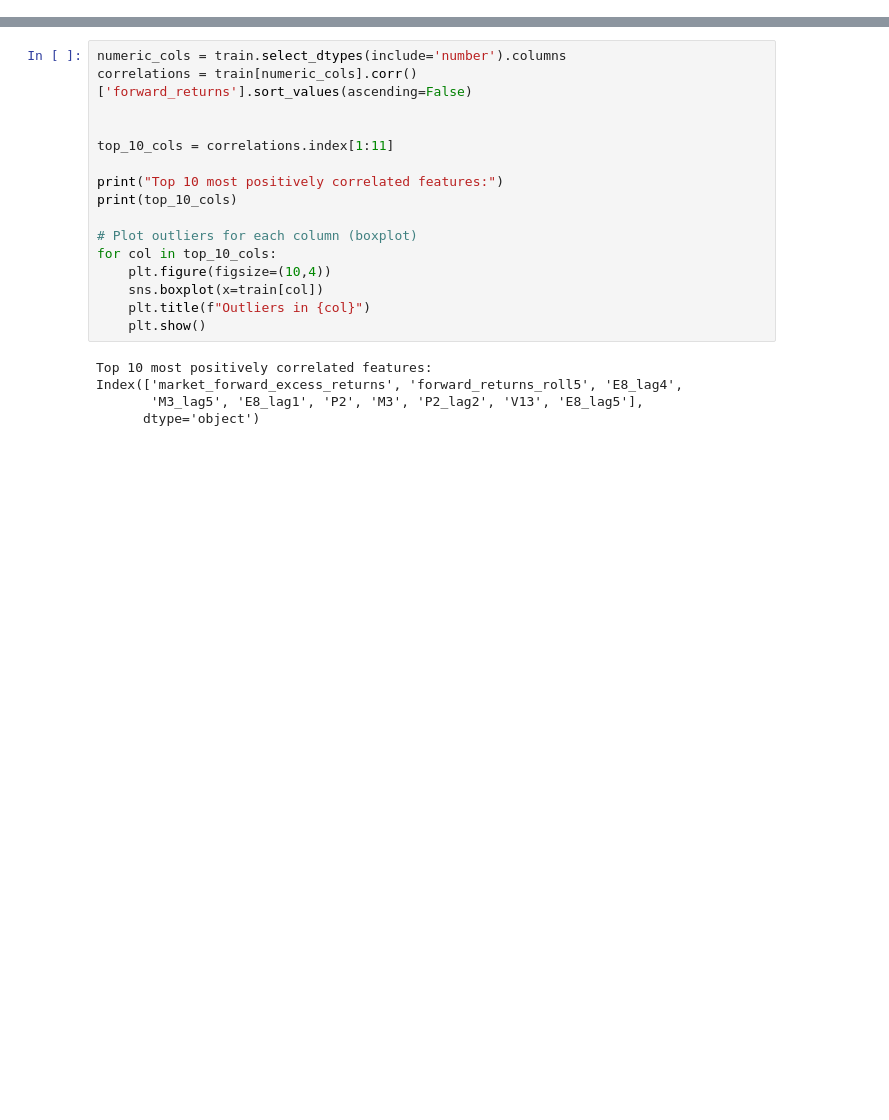
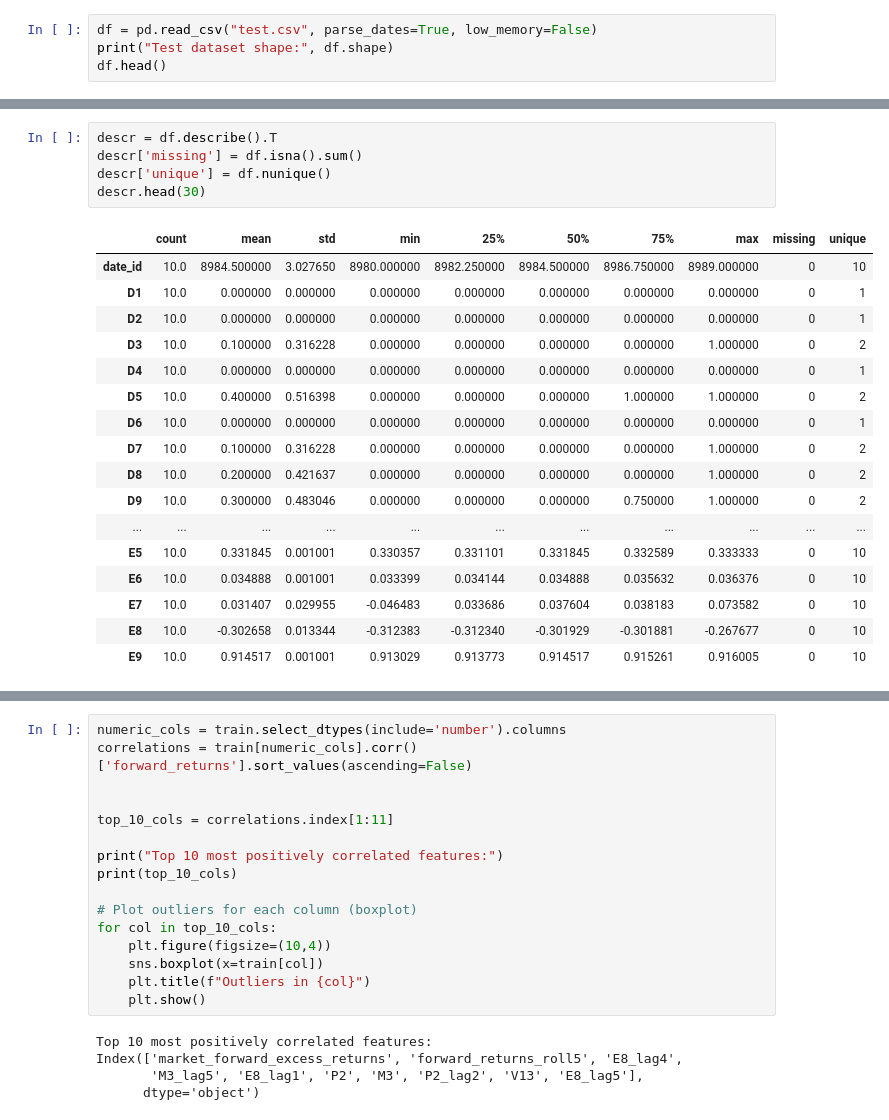
Before and after one commit to SidSrinath/ML_Project, a Jupyter notebook: ML_Proj.ipynb, the cells around one changed output, grey strips where cells are left out. Cells and saved outputs as stored; diff of their text form; blank space fills up the shorter version.

Commit message:
Finished q1: Dataset and descriptions

```diff
--- a/ML_Proj.ipynb
+++ b/ML_Proj.ipynb
@@ -61,0 +33,4 @@ Name: forward_returns, Length: 700, dtype: float64
+# %%
+df = pd.read_csv("test.csv", parse_dates=True, low_memory=False)
+print("Test dataset shape:", df.shape)
+df.head()
@@ -61,0 +59,23 @@ Name: forward_returns, Length: 700, dtype: float64
+# %%
+descr = df.describe().T
+descr['missing'] = df.isna().sum()
+descr['unique'] = df.nunique()
+descr.head(30)
+# %% [output]
+|  | count | mean | std | min | 25% | 50% | 75% | max | missing | unique |
+| date_id | 10.0 | 8984.500000 | 3.027650 | 8980.000000 | 8982.250000 | 8984.500000 | 8986.750000 | 8989.000000 | 0 | 10 |
+| D1 | 10.0 | 0.000000 | 0.000000 | 0.000000 | 0.000000 | 0.000000 | 0.000000 | 0.000000 | 0 | 1 |
+| D2 | 10.0 | 0.000000 | 0.000000 | 0.000000 | 0.000000 | 0.000000 | 0.000000 | 0.000000 | 0 | 1 |
+| D3 | 10.0 | 0.100000 | 0.316228 | 0.000000 | 0.000000 | 0.000000 | 0.000000 | 1.000000 | 0 | 2 |
+| D4 | 10.0 | 0.000000 | 0.000000 | 0.000000 | 0.000000 | 0.000000 | 0.000000 | 0.000000 | 0 | 1 |
+| D5 | 10.0 | 0.400000 | 0.516398 | 0.000000 | 0.000000 | 0.000000 | 1.000000 | 1.000000 | 0 | 2 |
+| D6 | 10.0 | 0.000000 | 0.000000 | 0.000000 | 0.000000 | 0.000000 | 0.000000 | 0.000000 | 0 | 1 |
+| D7 | 10.0 | 0.100000 | 0.316228 | 0.000000 | 0.000000 | 0.000000 | 0.000000 | 1.000000 | 0 | 2 |
+| D8 | 10.0 | 0.200000 | 0.421637 | 0.000000 | 0.000000 | 0.000000 | 0.000000 | 1.000000 | 0 | 2 |
+| D9 | 10.0 | 0.300000 | 0.483046 | 0.000000 | 0.000000 | 0.000000 | 0.750000 | 1.000000 | 0 | 2 |
+| ... | ... | ... | ... | ... | ... | ... | ... | ... | ... | ... |
+| E5 | 10.0 | 0.331845 | 0.001001 | 0.330357 | 0.331101 | 0.331845 | 0.332589 | 0.333333 | 0 | 10 |
+| E6 | 10.0 | 0.034888 | 0.001001 | 0.033399 | 0.034144 | 0.034888 | 0.035632 | 0.036376 | 0 | 10 |
+| E7 | 10.0 | 0.031407 | 0.029955 | -0.046483 | 0.033686 | 0.037604 | 0.038183 | 0.073582 | 0 | 10 |
+| E8 | 10.0 | -0.302658 | 0.013344 | -0.312383 | -0.312340 | -0.301929 | -0.301881 | -0.267677 | 0 | 10 |
+| E9 | 10.0 | 0.914517 | 0.001001 | 0.913029 | 0.913773 | 0.914517 | 0.915261 | 0.916005 | 0 | 10 |
```
Also changed, not shown: parts of 10 cells of this notebook.
